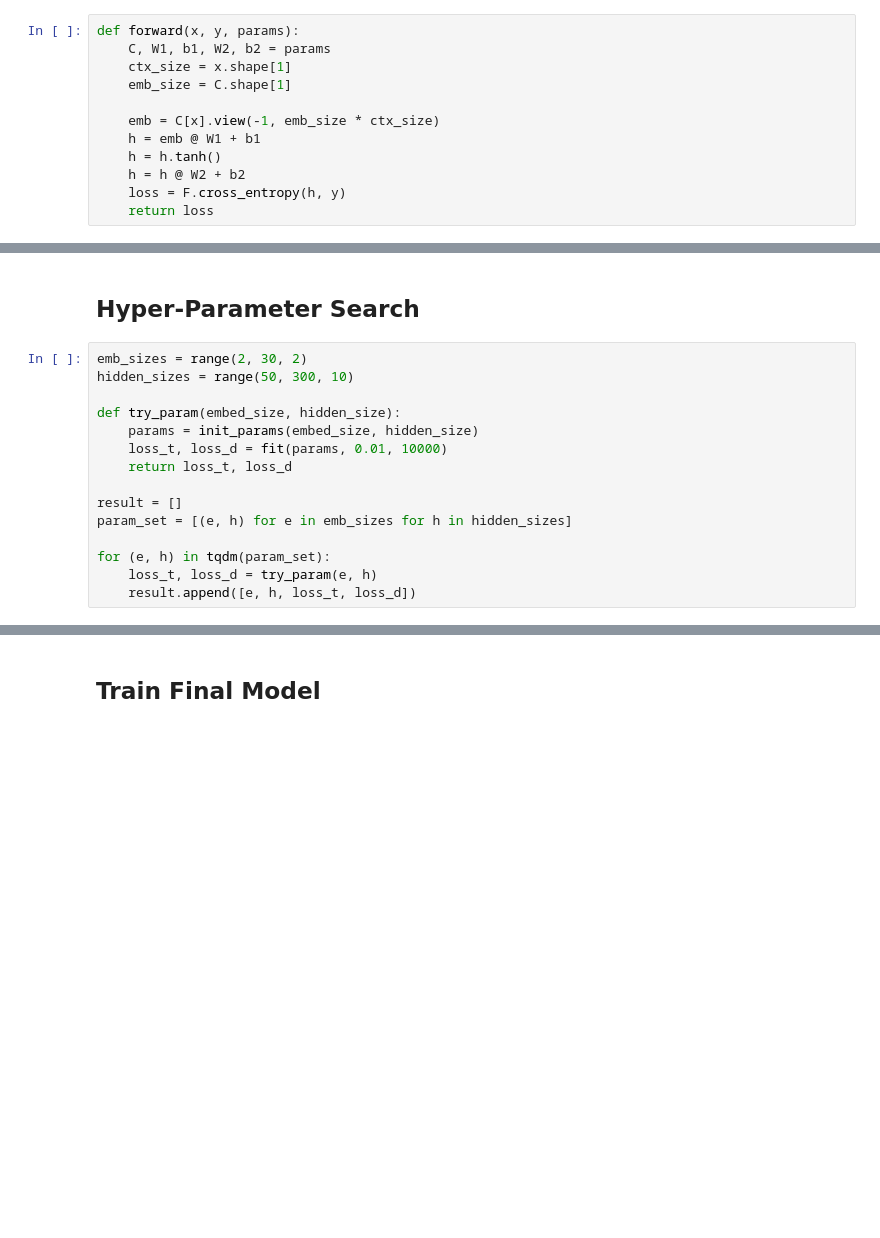
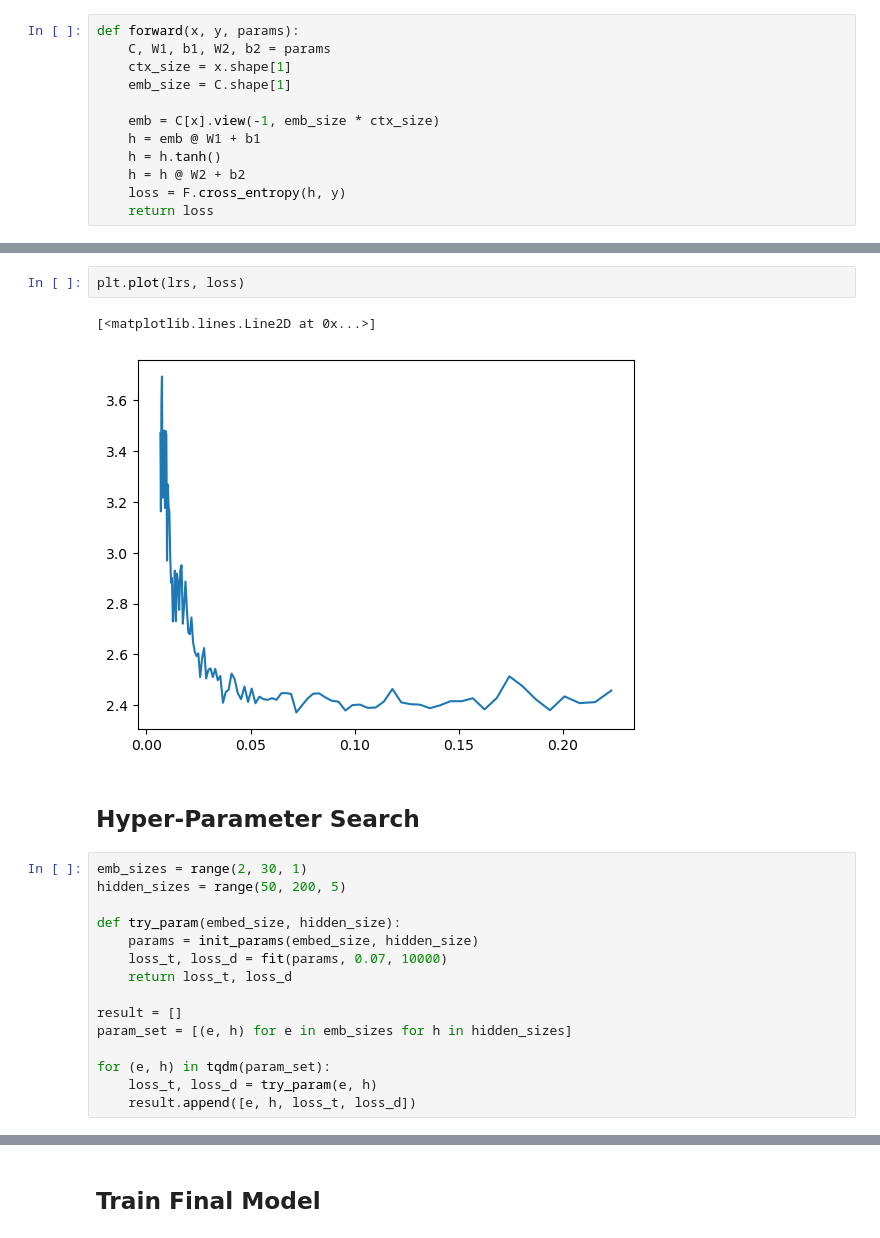
Before and after one commit to stkao05/makemore, a Jupyter notebook: mlp.ipynb, the cells around one changed output, grey strips where cells are left out. Saved outputs shown, nothing was run; the diff lists cells and outputs as text; blank space fills up the shorter version.

```diff
--- a/mlp.ipynb
+++ b/mlp.ipynb
@@ -154,12 +218,17 @@ fit(params, 0.1, 10000)
+# %%
+plt.plot(lrs, loss)
+# %% [output]
+[<matplotlib.lines.Line2D at 0x...>]
+[figure, added]
 # %% [markdown]
 ## Hyper-Parameter Search
 # %%
-emb_sizes = range(2, 30, 2)
-hidden_sizes = range(50, 300, 10)
+emb_sizes = range(2, 30, 1)
+hidden_sizes = range(50, 200, 5)
 
 def try_param(embed_size, hidden_size):
     params = init_params(embed_size, hidden_size)
-    loss_t, loss_d = fit(params, 0.01, 10000)
+    loss_t, loss_d = fit(params, 0.07, 10000)
     return loss_t, loss_d
 
 result = []
```
Also changed, not shown: parts of 28 cells of this notebook.
